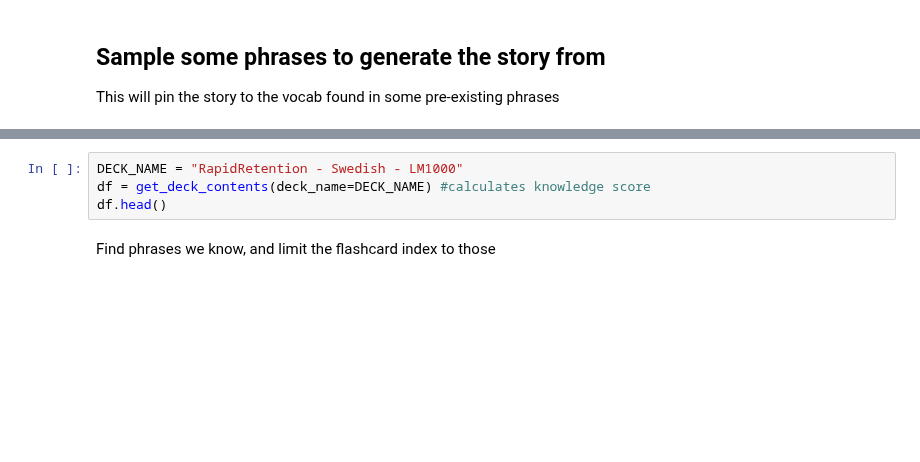
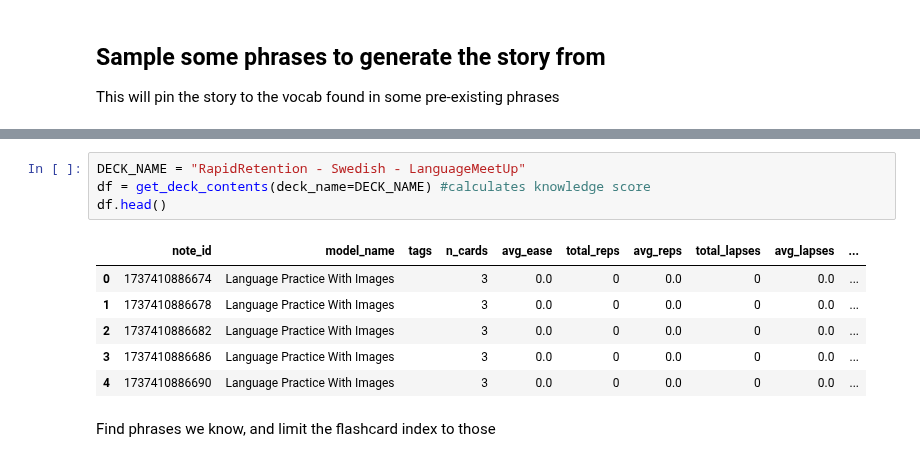
Before and after one commit to Andy7475/audio-language-trainer, a Jupyter notebook: notebooks/05 - generate a story from vocab.ipynb, the cells around one changed output, grey strips where cells are left out. Saved outputs shown, nothing was run; the diff lists cells and outputs as text; blank space fills up the shorter version.

```diff
--- a/notebooks/05 - generate a story from vocab.ipynb
+++ b/notebooks/05 - generate a story from vocab.ipynb
@@ -96,7 +105,14 @@ with AnkiCollectionReader() as reader:
 # %%
-DECK_NAME = "RapidRetention - Swedish - LM1000"
+DECK_NAME = "RapidRetention - Swedish - LanguageMeetUp"
 df = get_deck_contents(deck_name=DECK_NAME) #calculates knowledge score
 df.head()
+# %% [output]
+|  | note_id | model_name | tags | n_cards | avg_ease | total_reps | avg_reps | total_lapses | avg_lapses | ... |
+| 0 | 1737410886674 | Language Practice With Images |  | 3 | 0.0 | 0 | 0.0 | 0 | 0.0 | ... |
+| 1 | 1737410886678 | Language Practice With Images |  | 3 | 0.0 | 0 | 0.0 | 0 | 0.0 | ... |
+| 2 | 1737410886682 | Language Practice With Images |  | 3 | 0.0 | 0 | 0.0 | 0 | 0.0 | ... |
+| 3 | 1737410886686 | Language Practice With Images |  | 3 | 0.0 | 0 | 0.0 | 0 | 0.0 | ... |
+| 4 | 1737410886690 | Language Practice With Images |  | 3 | 0.0 | 0 | 0.0 | 0 | 0.0 | ... |
 # %% [markdown]
 Find phrases we know, and limit the flashcard index to those
 # %%
```
Also changed, not shown: parts of 16 cells of this notebook, 7 other files.
